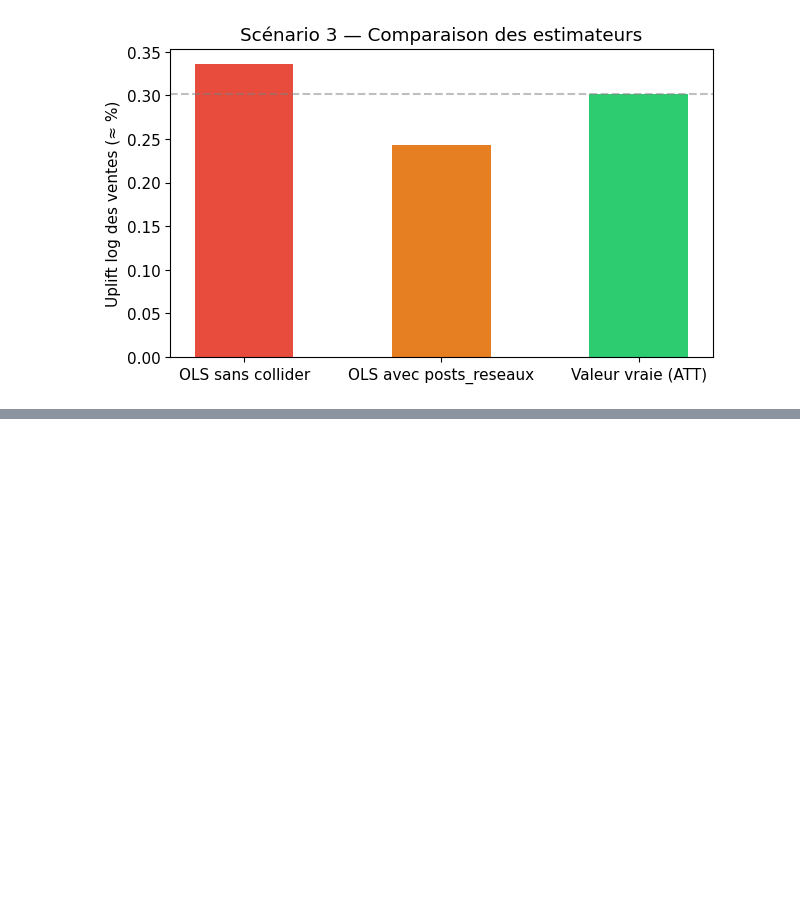
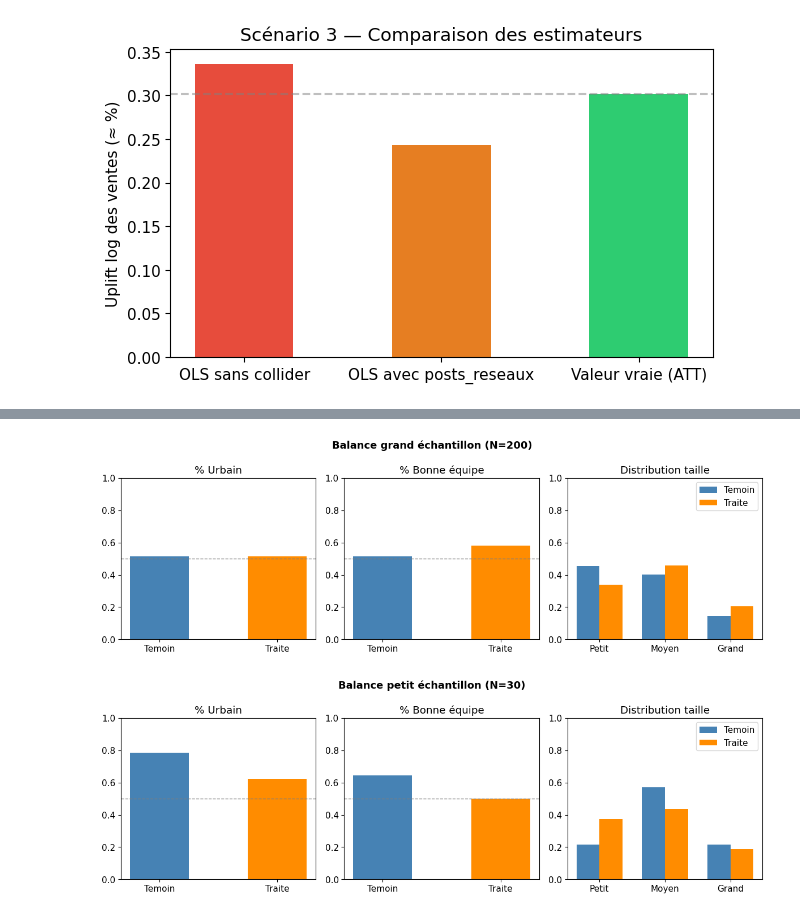
Before and after one commit to etirouthier/formation_causalite, a Jupyter notebook: formation_causalite.ipynb, the cells around one changed output, grey strips where cells are left out. Saved outputs shown, nothing was run; the diff lists cells and outputs as text; code cells hidden in the pictures; blank space fills up the shorter version.

```diff
--- a/formation_causalite.ipynb
+++ b/formation_causalite.ipynb
@@ -1231,0 +1181,56 @@ print(f"  Effet pub panier  : {EFFET_PUB_PANIER:.0%} (cohérent)")
+# %%
+# ─────────────────────────────────────────────
+# Figure balance — Scénario 4
+# Deux figures : grand (N=200) et petit (N=30) échantillon
+# ─────────────────────────────────────────────
+
+def plot_balance(bal, title, filename):
+    fig, axes = plt.subplots(1, 3, figsize=(12, 4))
+    fig.suptitle(title, fontsize=13, fontweight='bold')
+
+    groups = ['Temoin', 'Traite']
+    colors = ['steelblue', 'darkorange']
+    x = [0, 1]
+
+    # Axe 0 : % Urbain
+    vals = [bal.loc[bal['groupe'] == g, 'pct_urbain'].values[0] for g in groups]
+    axes[0].bar(x, vals, color=colors, width=0.5)
+    axes[0].axhline(0.5, color='gray', linestyle='--', linewidth=1)
+    axes[0].set_title('% Urbain')
+    axes[0].set_xticks(x)
+    axes[0].set_xticklabels(groups)
+    axes[0].set_ylim(0, 1)
+
+    # Axe 1 : % Bonne équipe
+    vals = [bal.loc[bal['groupe'] == g, 'pct_bonne_equipe'].values[0] for g in groups]
+    axes[1].bar(x, vals, color=colors, width=0.5)
+    axes[1].axhline(0.5, color='gray', linestyle='--', linewidth=1)
+    axes[1].set_title('% Bonne équipe')
+    axes[1].set_xticks(x)
+    axes[1].set_xticklabels(groups)
+    axes[1].set_ylim(0, 1)
+
+    # Axe 2 : Distribution taille (3 groupes de barres)
+    taille_cats = ['pct_petit', 'pct_moyen', 'pct_grand']
+    taille_labels = ['Petit', 'Moyen', 'Grand']
+    bar_width = 0.35
+    x3 = np.arange(len(taille_cats))
+    for j, (g, c) in enumerate(zip(groups, colors)):
+        row = bal.loc[bal['groupe'] == g]
+        vals3 = [row[tc].values[0] for tc in taille_cats]
+        axes[2].bar(x3 + j * bar_width, vals3, width=bar_width, color=c, label=g)
+    axes[2].set_title('Distribution taille')
+    axes[2].set_xticks(x3 + bar_width / 2)
+    axes[2].set_xticklabels(taille_labels)
+    axes[2].set_ylim(0, 1)
+    axes[2].legend()
+
+    fig.tight_layout()
+    fig.savefig(filename, dpi=150, bbox_inches='tight')
+    plt.show()
+
+plot_balance(bal_grand, 'Balance grand échantillon (N=200)', 'figures/sc4_balance_grand.png')
+plot_balance(bal_petit, 'Balance petit échantillon (N=30)', 'figures/sc4_balance_petit.png')
+# %% [output]
+[figure, added]
+[figure, added]
```
Also changed, not shown: parts of 6 cells of this notebook, 4 other files.
